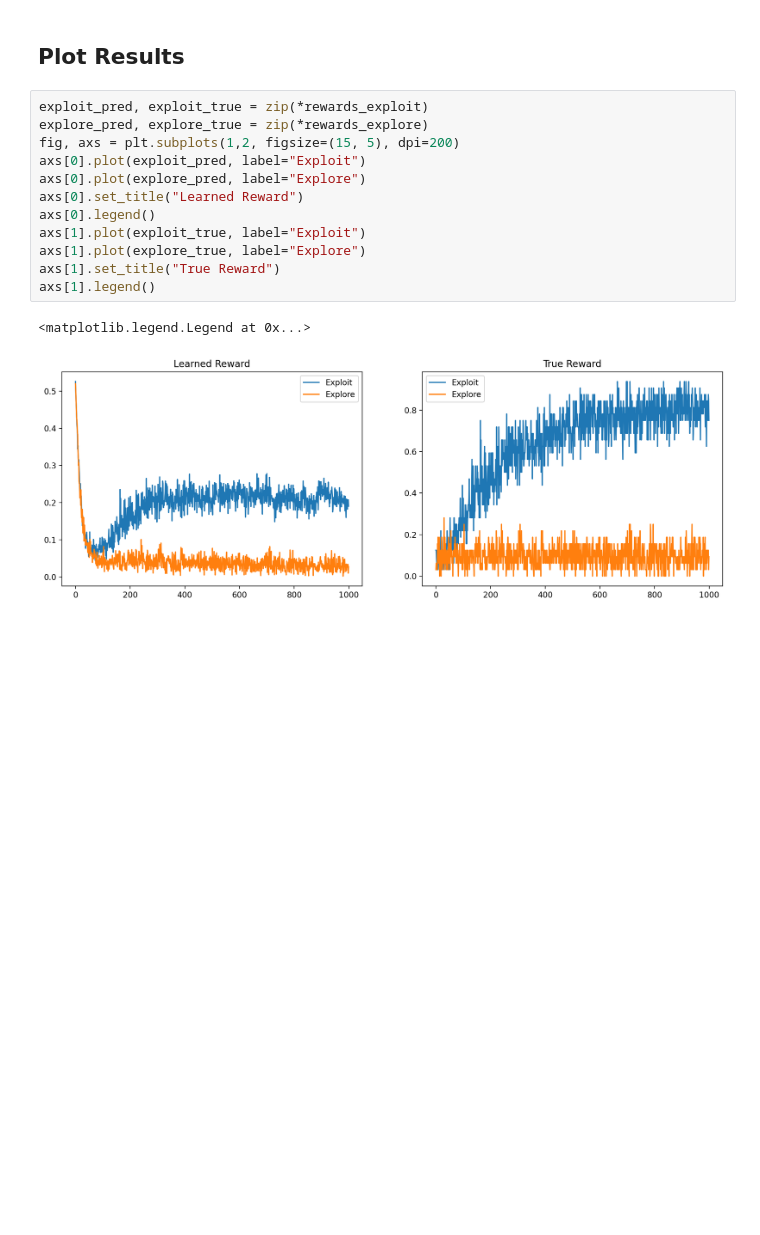
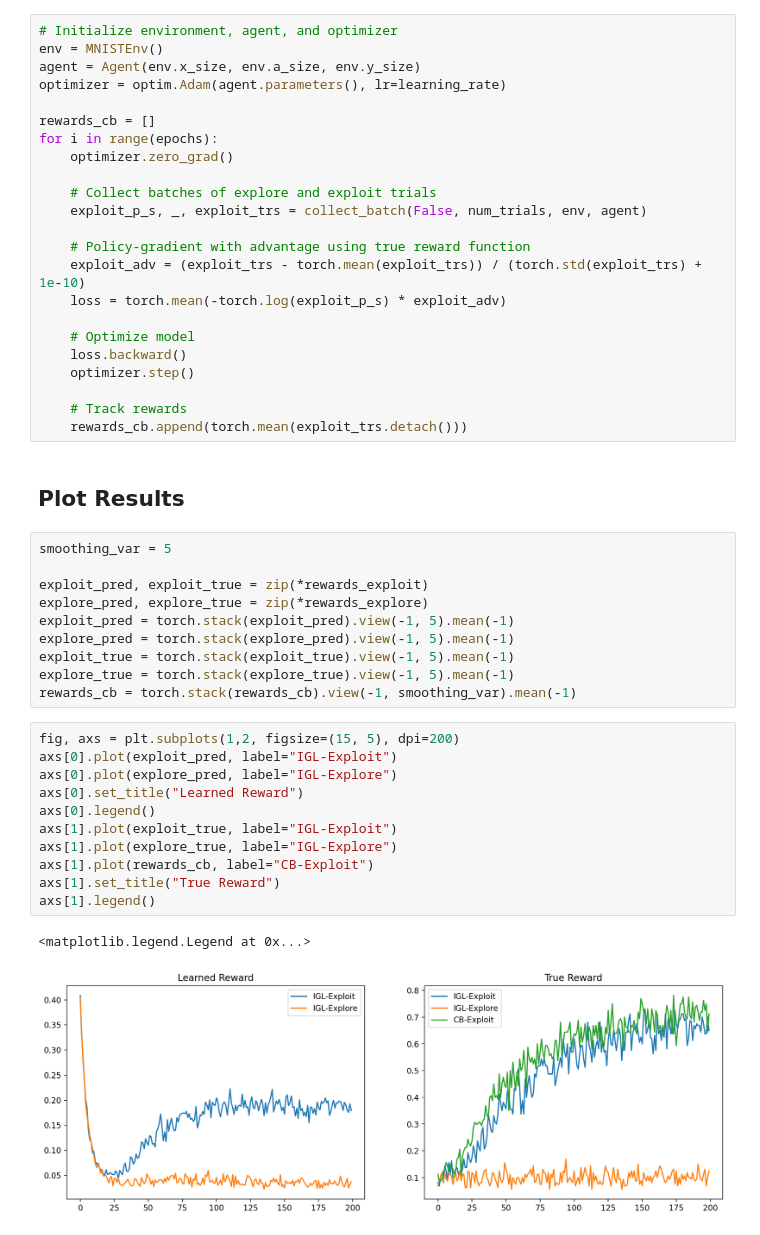
Before and after one commit to awjuliani/interaction-grounded-learning, a Jupyter notebook: learn.ipynb, the cells around one changed output. Cells and saved outputs as stored; diff of their text form; blank space fills up the shorter version.

```diff
--- a/learn.ipynb
+++ b/learn.ipynb
@@ -124,17 +130,49 @@ for i in range(epochs):
+# %%
+# Initialize environment, agent, and optimizer
+env = MNISTEnv()
+agent = Agent(env.x_size, env.a_size, env.y_size)
+optimizer = optim.Adam(agent.parameters(), lr=learning_rate)
+
+rewards_cb = []
+for i in range(epochs):
+    optimizer.zero_grad()
+
+    # Collect batches of explore and exploit trials
+    exploit_p_s, _, exploit_trs = collect_batch(False, num_trials, env, agent)
+
+    # Policy-gradient with advantage using true reward function
+    exploit_adv = (exploit_trs - torch.mean(exploit_trs)) / (torch.std(exploit_trs) + 1e-10)
+    loss = torch.mean(-torch.log(exploit_p_s) * exploit_adv)
+
+    # Optimize model
+    loss.backward()
+    optimizer.step()
+
+    # Track rewards
+    rewards_cb.append(torch.mean(exploit_trs.detach()))
 # %% [markdown]
 ## Plot Results
+# %%
+smoothing_var = 5
+
+exploit_pred, exploit_true = zip(*rewards_exploit)
+explore_pred, explore_true = zip(*rewards_explore)
+exploit_pred = torch.stack(exploit_pred).view(-1, 5).mean(-1)
+explore_pred = torch.stack(explore_pred).view(-1, 5).mean(-1)
+exploit_true = torch.stack(exploit_true).view(-1, 5).mean(-1)
+explore_true = torch.stack(explore_true).view(-1, 5).mean(-1)
+rewards_cb = torch.stack(rewards_cb).view(-1, smoothing_var).mean(-1)
 # %%
-exploit_pred, exploit_true = zip(*rewards_exploit)
-explore_pred, explore_true = zip(*rewards_explore)
 fig, axs = plt.subplots(1,2, figsize=(15, 5), dpi=200)
-axs[0].plot(exploit_pred, label="Exploit")
-axs[0].plot(explore_pred, label="Explore")
+axs[0].plot(exploit_pred, label="IGL-Exploit")
+axs[0].plot(explore_pred, label="IGL-Explore")
 axs[0].set_title("Learned Reward")
 axs[0].legend()
-axs[1].plot(exploit_true, label="Exploit")
-axs[1].plot(explore_true, label="Explore")
+axs[1].plot(exploit_true, label="IGL-Exploit")
+axs[1].plot(explore_true, label="IGL-Explore")
+axs[1].plot(rewards_cb, label="CB-Exploit")
 axs[1].set_title("True Reward")
 axs[1].legend()
 # %% [output]
 <matplotlib.legend.Legend at 0x...>
-[figure, old version]
+[figure, new version]
```
Also changed, not shown: parts of 7 cells of this notebook, 2 other files.
